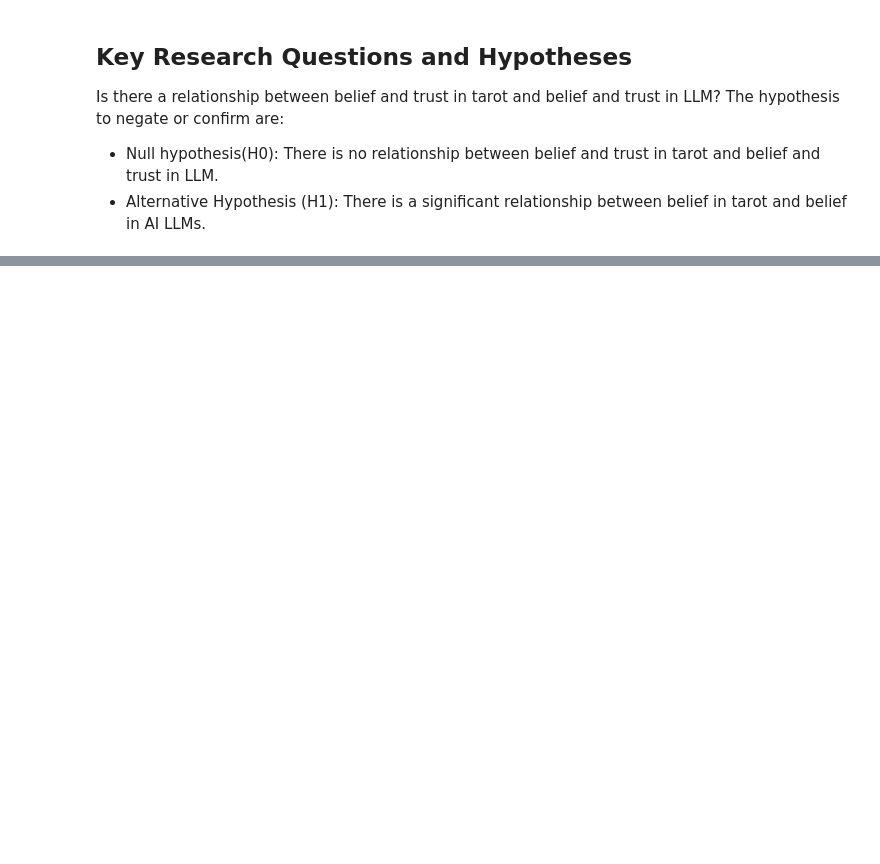
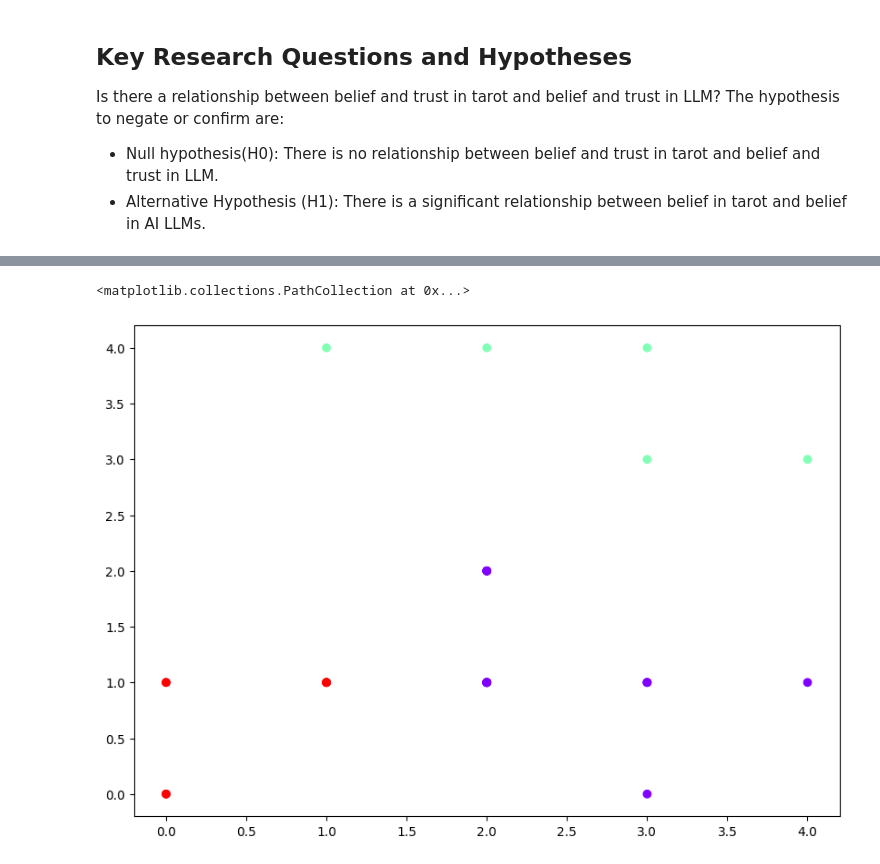
Before and after one commit to josura/tarots-and-AI, a Jupyter notebook: surveys-analysis.ipynb, the cells around one changed output, grey strips where cells are left out. Cells and saved outputs as stored; diff of their text form; code cells hidden in the pictures; blank space fills up the shorter version.

```diff
--- a/surveys-analysis.ipynb
+++ b/surveys-analysis.ipynb
@@ -113,0 +164,12 @@ plt.show()
+# %%
+# plot 2d data with colors based on the cluster
+from sklearn.cluster import AgglomerativeClustering
+
+cluster = AgglomerativeClustering(n_clusters=3, linkage='ward')
+cluster.fit_predict(real_data_subset)
+
+plt.figure(figsize=(10, 7))
+plt.scatter(real_data_subset['LLM_knowledgeQuantified'], real_data_subset['tarotKnowledge'], c=cluster.labels_, cmap='rainbow')
+# %% [output]
+<matplotlib.collections.PathCollection at 0x...>
+[figure, added]
```
Also changed, not shown: parts of 14 cells of this notebook.
